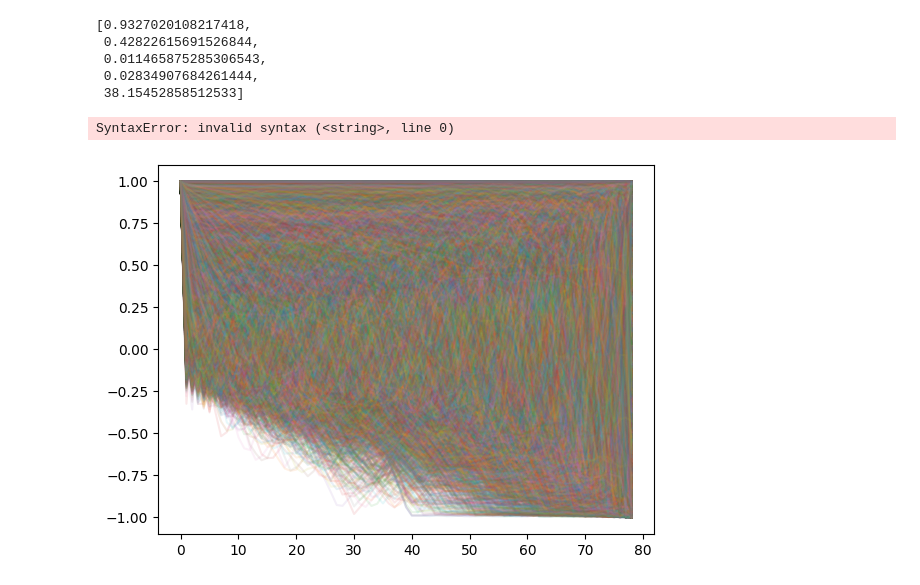
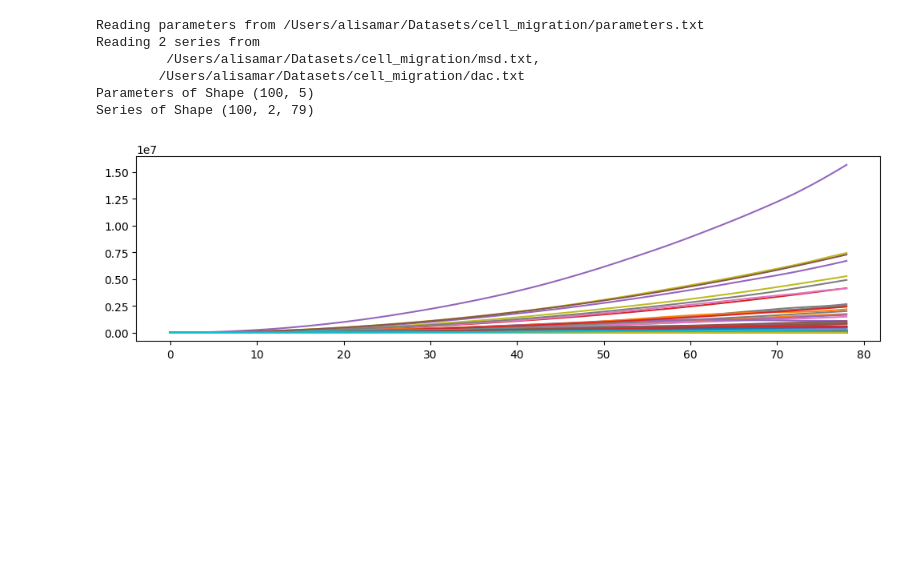
Before and after one commit to zrthxn/cell_migration, a Jupyter notebook: notebooks/analysis.ipynb, the cells around one changed output. Drawn from its saved outputs; the diff is of its cells as text; code cells hidden in the pictures; blank space fills up the shorter version.

```diff
--- a/notebooks/analysis.ipynb
+++ b/notebooks/analysis.ipynb
@@ -7,20 +8,23 @@ from dataloaders import loadfile
 RNG = np.random.default_rng(2023)
 HOME = os.getenv("HOME")
 # %%
-
-params = loadfile(f"{HOME}/Datasets/cell_migration/parameters.txt")
+params, series = load_dataset(
+    f"{HOME}/Datasets/cell_migration/parameters.txt",
+    [
+        f"{HOME}/Datasets/cell_migration/msd.txt",
+        f"{HOME}/Datasets/cell_migration/dac.txt"
+    ],
+    100)
+# %% [output]
+Reading parameters from /Users/alisamar/Datasets/cell_migration/parameters.txt
+Reading 2 series from
+         /Users/alisamar/Datasets/cell_migration/msd.txt,
+        /Users/alisamar/Datasets/cell_migration/dac.txt
+Parameters of Shape (100, 5)
+Series of Shape (100, 2, 79)
-# %%
-next(params)
-# %% [output]
-[0.9327020108217418,
- 0.42822615691526844,
- 0.011465875285306543,
- 0.02834907684261444,
- 38.15452858512533]
 # %%
-dac = loadfile(f"{HOME}/Datasets/cell_migration/dac.txt")
-for ts in dac:
-    plt.plot(ts, alpha=0.1)
+_ = plt.figure(figsize=(12,3))
+for ts in series[:, 0]:
+    plt.plot(ts, alpha=1)
 # %% [output]
-SyntaxError: invalid syntax (<string>, line 0)
-[figure, old version]
+[figure, new version]
```
Also changed, not shown: parts of 4 cells of this notebook, 4 other files.
